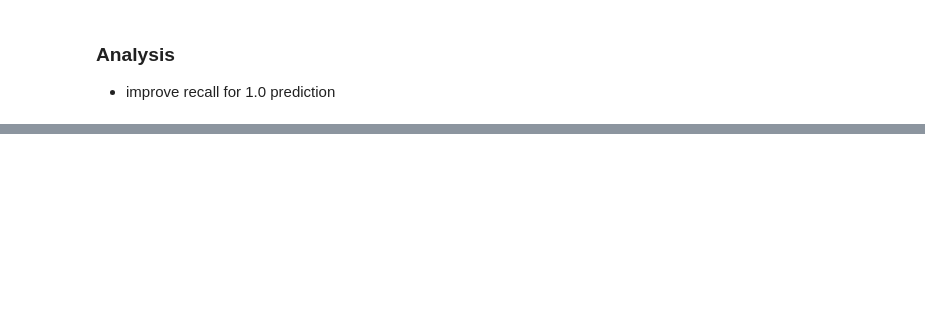
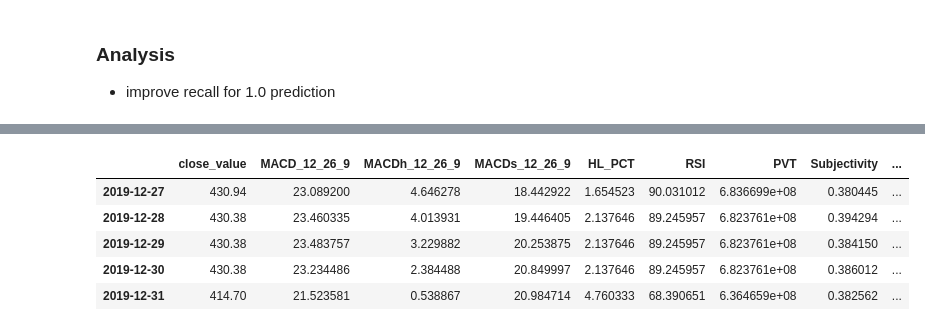
Before and after one commit to prastogi20/stockpredictor, a Jupyter notebook: Stock_direction_predictor_RF.ipynb, the cells around one changed output, grey strips where cells are left out. Saved outputs shown, nothing was run; the diff lists cells and outputs as text; code cells hidden in the pictures; blank space fills up the shorter version.

Commit message:
Update RF code, create PrepareData2 notebook, update Textblob_SA

```diff
--- a/Stock_direction_predictor_RF.ipynb
+++ b/Stock_direction_predictor_RF.ipynb
@@ -185,0 +288,20 @@ print(classification_report(y_test, y_pred))
+# %%
+# Shift Polarity and Subjectivity Scores down 1 row to make polarityScore from the previous day
+tsla_sentiments_df_textblob= tsla_sentiments_df_textblob.shift(1)
+
+#Concated tsla_sentiments_df_textblob into the main df
+df3= pd.concat([df,tsla_sentiments_df_textblob], axis=1)
+df3= df3.dropna()
+
+#Separate the y variable (the labels), and X variable (the features)
+y= df3['price_direction']
+X= df3.drop('price_direction', axis=1)
+
+X.tail()
+# %% [output]
+|  | close_value | MACD_12_26_9 | MACDh_12_26_9 | MACDs_12_26_9 | HL_PCT | RSI | PVT | Subjectivity | ... |
+| 2019-12-27 | 430.94 | 23.089200 | 4.646278 | 18.442922 | 1.654523 | 90.031012 | 6.836699e+08 | 0.380445 | ... |
+| 2019-12-28 | 430.38 | 23.460335 | 4.013931 | 19.446405 | 2.137646 | 89.245957 | 6.823761e+08 | 0.394294 | ... |
+| 2019-12-29 | 430.38 | 23.483757 | 3.229882 | 20.253875 | 2.137646 | 89.245957 | 6.823761e+08 | 0.384150 | ... |
+| 2019-12-30 | 430.38 | 23.234486 | 2.384488 | 20.849997 | 2.137646 | 89.245957 | 6.823761e+08 | 0.386012 | ... |
+| 2019-12-31 | 414.70 | 21.523581 | 0.538867 | 20.984714 | 4.760333 | 68.390651 | 6.364659e+08 | 0.382562 | ... |
```
Also changed, not shown: parts of 36 cells of this notebook, 2 other files.
